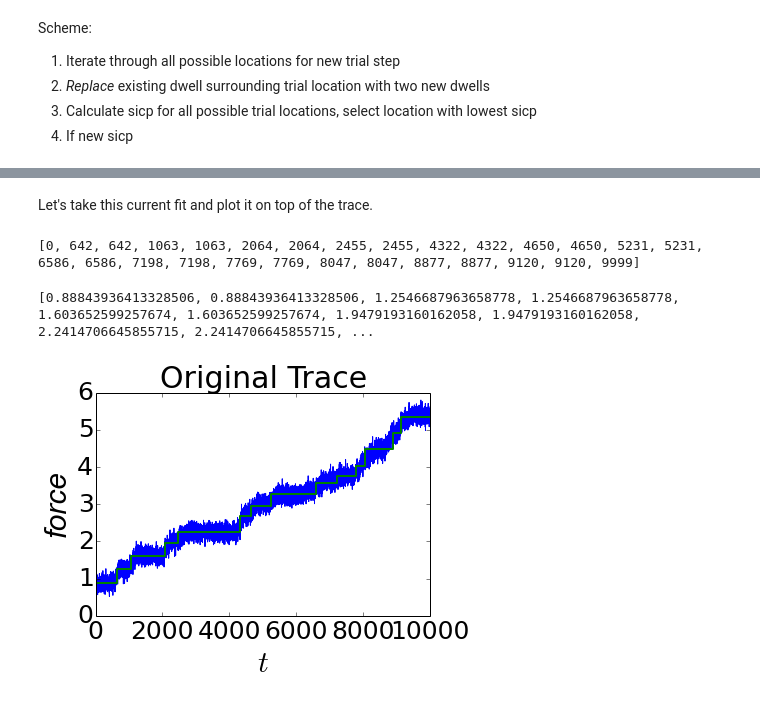
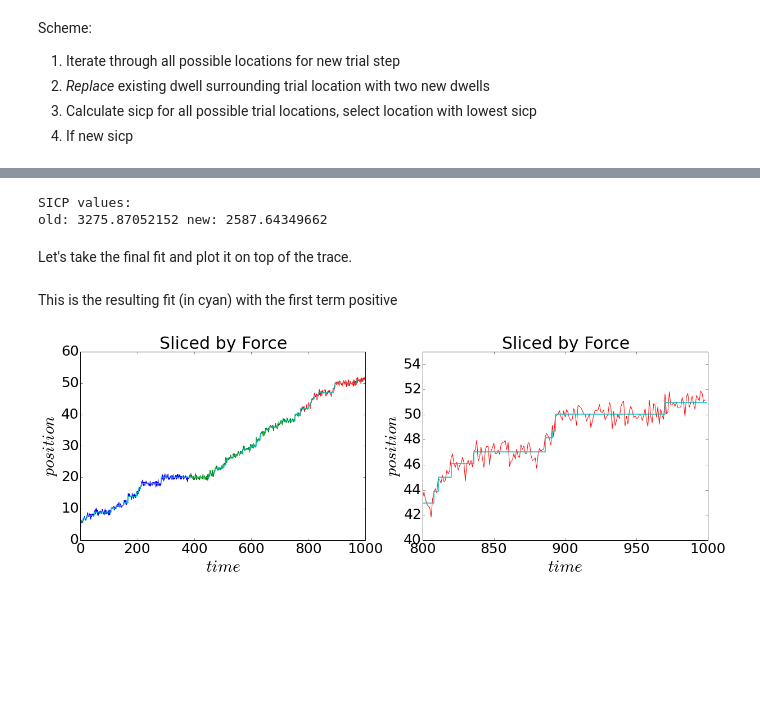
Before and after one commit to knyquist/iPython_NBs, a Jupyter notebook: SICPDevelopmentScheme.ipynb, the cells around one changed output, grey strips where cells are left out. Saved outputs shown, nothing was run; the diff lists cells and outputs as text; code cells hidden in the pictures; blank space fills up the shorter version.

Commit message:
Exploring possible sign error in SICP

```diff
--- a/SICPDevelopmentScheme.ipynb
+++ b/SICPDevelopmentScheme.ipynb
@@ -364,4 +293,0 @@ print sicpSlice
-# %%
-tmp = add_step(dwellList,sicpSlice)
-dwellList = tmp[argmin([tmp[i]['sicp total'] for i in range(len(tmp))])]['dwell list']
-sicpSlice = tmp[argmin([tmp[i]['sicp total'] for i in range(len(tmp))])]['sicp slice list']
@@ -374,4 +293,0 @@ print sicpSlice
-# %%
-tmp = add_step(dwellList,sicpSlice)
-dwellList = tmp[argmin([tmp[i]['sicp total'] for i in range(len(tmp))])]['dwell list']
-sicpSlice = tmp[argmin([tmp[i]['sicp total'] for i in range(len(tmp))])]['sicp slice list']
@@ -384,21 +296,49 @@ print sicpSlice
+# %%
+print "SICP values: "
+tmp = add_step(dwellList,sicpSlice)
+print "old: " + str(sum(sicpSlice)) + " new: " + str(sum(tmp['sicp slice list']))
+cnt = 1; sicp=[]
+while(tmp['sicp total'] < sum(sicpSlice)):
+    dwellList = tmp['dwell list']
+    sicpSlice = tmp['sicp slice list']
+    tmp = add_step(dwellList,sicpSlice)
+    #print "old: " + str(sum(sicpSlice)) + " new: " + str(sum(tmp['sicp slice list']))
+    sicp.append([cnt, sum(sicpSlice)])
+    cnt+=1
+# %% [output]
+SICP values:
+old: 3275.87052152 new: 2587.64349662
 # %% [markdown]
-Let's take this current fit and plot it on top of the trace.
+Let's take the final fit and plot it on top of the trace.
 # %%
+# these values are the indices of the start and end points of each dwell
+# for a real trace they would have to be converted to time
 a=[dwellList[i]['sI'] for i in range(len(dwellList))]
 b=[dwellList[i]['eI'] for i in range(len(dwellList))]
 x = [item for sublist in zip(a,b) for item in sublist]
-print x
-# %% [output]
-[0, 642, 642, 1063, 1063, 2064, 2064, 2455, 2455, 4322, 4322, 4650, 4650, 5231, 5231, 6586, 6586, 7198, 7198, 7769, 7769, 8047, 8047, 8877, 8877, 9120, 9120, 9999]
 # %%
-a=[dwellList[i]['f'] for i in range(len(dwellList))]
+# these values are the positions of each dwell
+a=[dwellList[i]['p'] for i in range(len(dwellList))]
 y = [item for sublist in zip(a,a) for item in sublist]
-print y
-# %% [output]
-[0.88843936413328506, 0.88843936413328506, 1.2546687963658778, 1.2546687963658778, 1.603652599257674, 1.603652599257674, 1.9479193160162058, 1.9479193160162058, 2.2414706645855715, 2.2414706645855715, ...
-# %%
-plot([trace[i]['f'] for i in range(0,len(trace))]); title('Original Trace',fontsize=30);
-xlabel('$t$', fontsize=30); ylabel('force', style='italic', fontsize=30); tick_params(labelsize=25);
-plot(x,y,linewidth=2.0);
-# %% [output]
-[figure, removed]
+# %% [markdown]
+This is the resulting fit (in cyan) with the first term positive
+# %%
+figure(figsize=(20,6))
+subplot(1,2,1)
+for s in range(0,len(slices)): # iterate over each slice, s indexes slices
+    force = [trace[i]['p'] for i in range(slices[s]['sI'], slices[s]['eI'])]
+    time = [trace[i]['t'] for i in range(slices[s]['sI'], slices[s]['eI'])]
+    plot(time, force); title('Sliced by Force', fontsize=30);
+    xlabel('$time$', fontsize=30); ylabel('$position$', fontsize=30); tick_params(labelsize=25);
+plot(x,y,linewidth=1.5);
+subplot(1,2,2)
+for s in range(0,len(slices)): # iterate over each slice, s indexes slices
+    force = [trace[i]['p'] for i in range(slices[s]['sI'], slices[s]['eI'])]
+    time = [trace[i]['t'] for i in range(slices[s]['sI'], slices[s]['eI'])]
+    plot(time, force); title('Sliced by Force', fontsize=30);
+    xlabel('$time$', fontsize=30); ylabel('$position$', fontsize=30); tick_params(labelsize=25);
+plot(x,y,linewidth=1.5);
+xlim(800,1000); ylim(40,55);
+savefig('first_term_positive.png')
+# %% [output]
+[figure, added]
```
Also changed, not shown: parts of 24 cells of this notebook, 9 other files.
